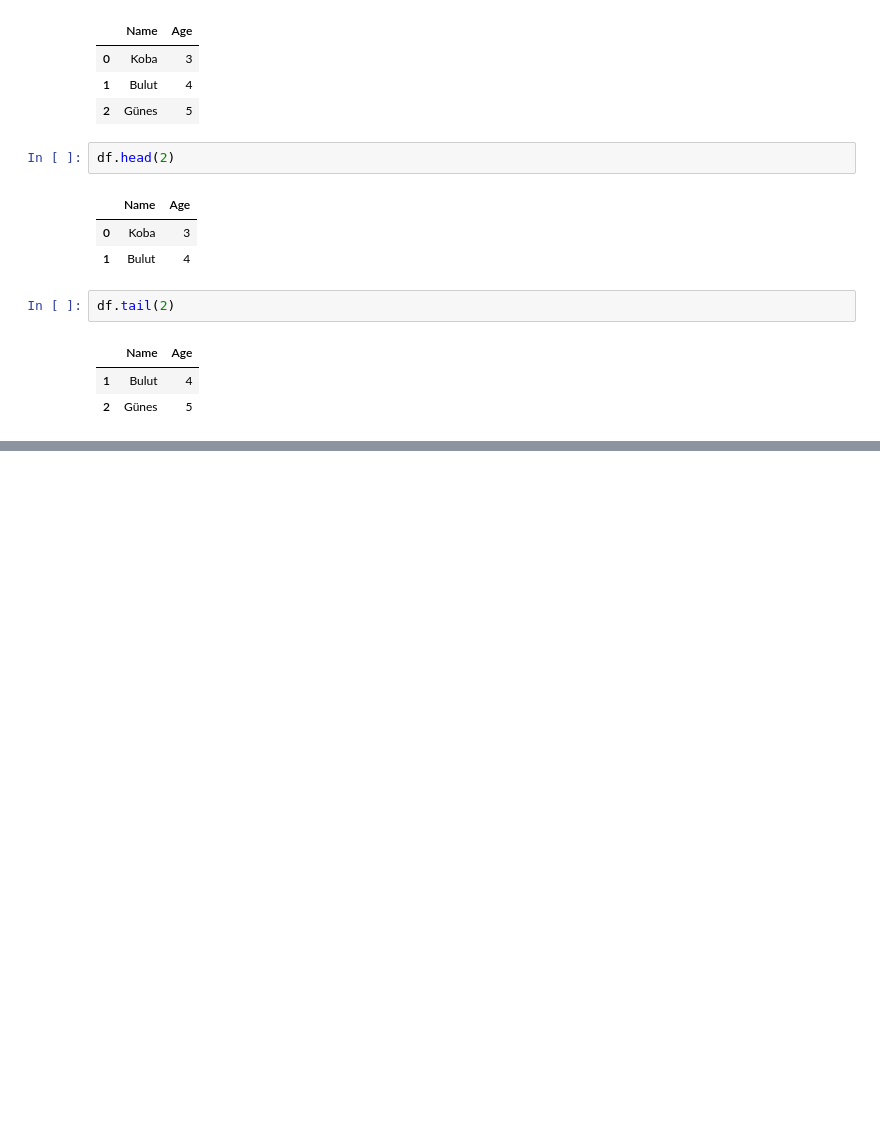
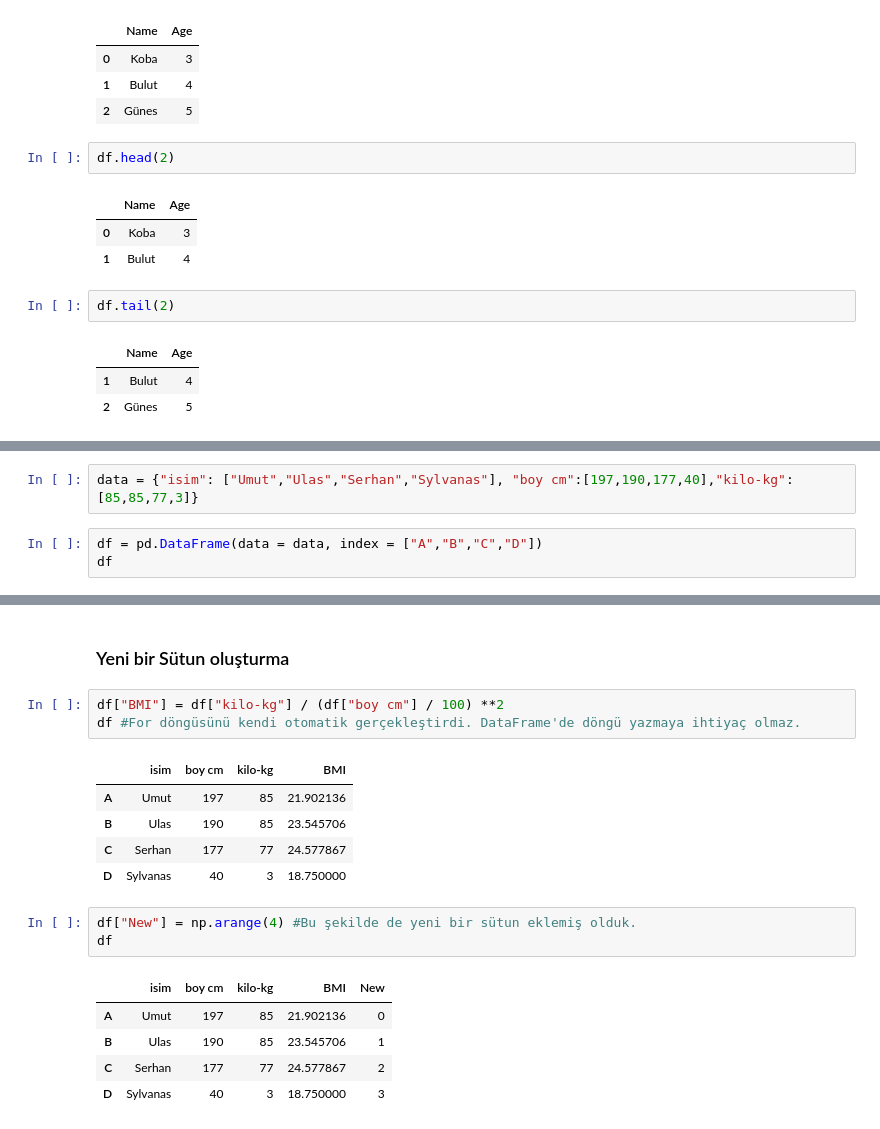
Before and after one commit to SerhanSubasi/Pandas-Practice, a Jupyter notebook: 2.ipynb, the cells around one changed output, grey strips where cells are left out. Drawn from its saved outputs; the diff is of its cells as text; blank space fills up the shorter version.

```diff
--- a/2.ipynb
+++ b/2.ipynb
@@ -215,0 +235,5 @@ df.tail(2)
+# %%
+data = {"isim": ["Umut","Ulas","Serhan","Sylvanas"], "boy cm":[197,190,177,40],"kilo-kg":[85,85,77,3]}
+# %%
+df = pd.DataFrame(data = data, index = ["A","B","C","D"])
+df
@@ -215,0 +280,20 @@ df.tail(2)
+# %% [markdown]
+### Yeni bir Sütun oluşturma
+# %%
+df["BMI"] = df["kilo-kg"] / (df["boy cm"] / 100) **2
+df #For döngüsünü kendi otomatik gerçekleştirdi. DataFrame'de döngü yazmaya ihtiyaç olmaz.
+# %% [output]
+|  | isim | boy cm | kilo-kg | BMI |
+| A | Umut | 197 | 85 | 21.902136 |
+| B | Ulas | 190 | 85 | 23.545706 |
+| C | Serhan | 177 | 77 | 24.577867 |
+| D | Sylvanas | 40 | 3 | 18.750000 |
+# %%
+df["New"] = np.arange(4) #Bu şekilde de yeni bir sütun eklemiş olduk.
+df
+# %% [output]
+|  | isim | boy cm | kilo-kg | BMI | New |
+| A | Umut | 197 | 85 | 21.902136 | 0 |
+| B | Ulas | 190 | 85 | 23.545706 | 1 |
+| C | Serhan | 177 | 77 | 24.577867 | 2 |
+| D | Sylvanas | 40 | 3 | 18.750000 | 3 |
```
Also changed, not shown: parts of 17 cells of this notebook, 1 other file.
